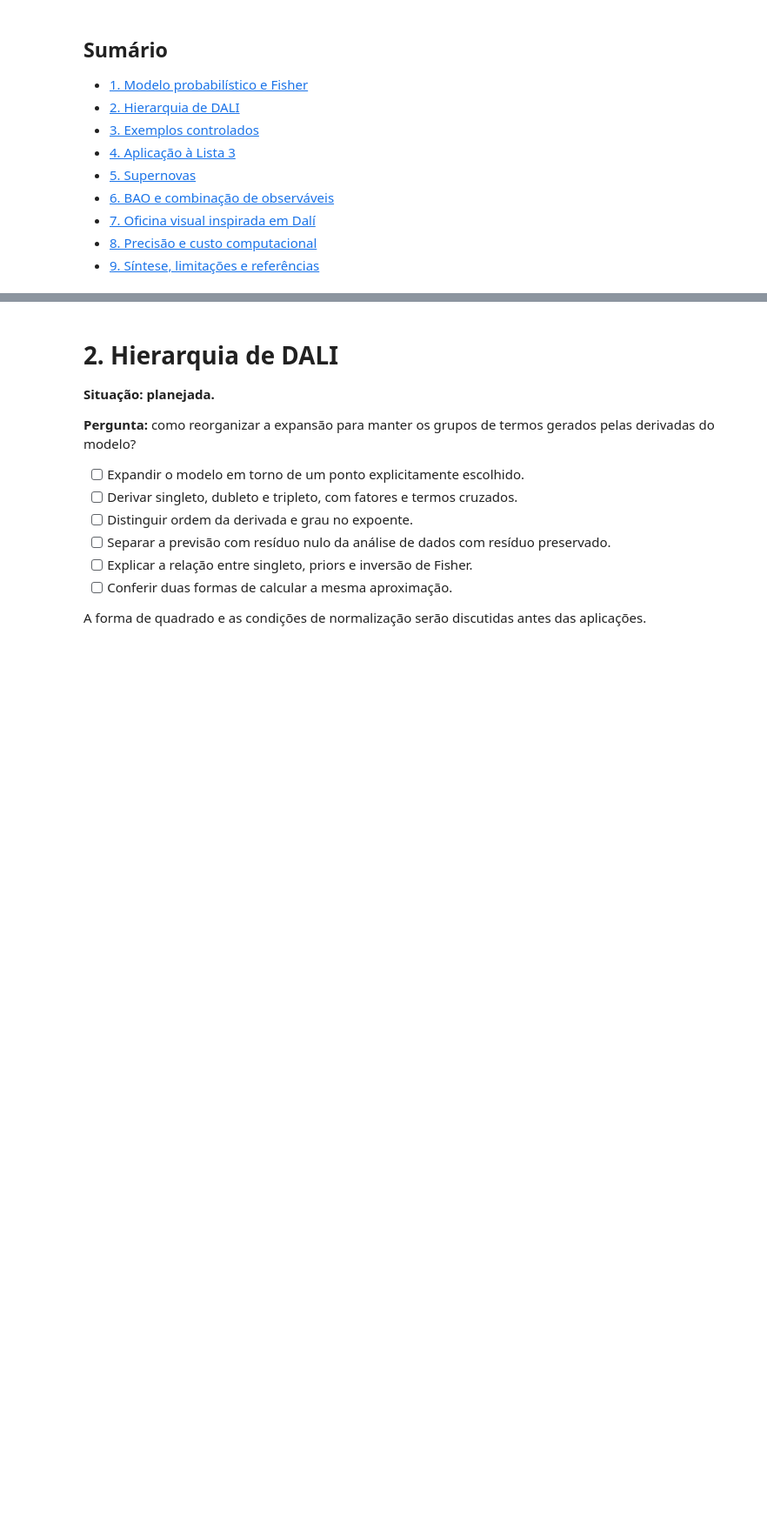
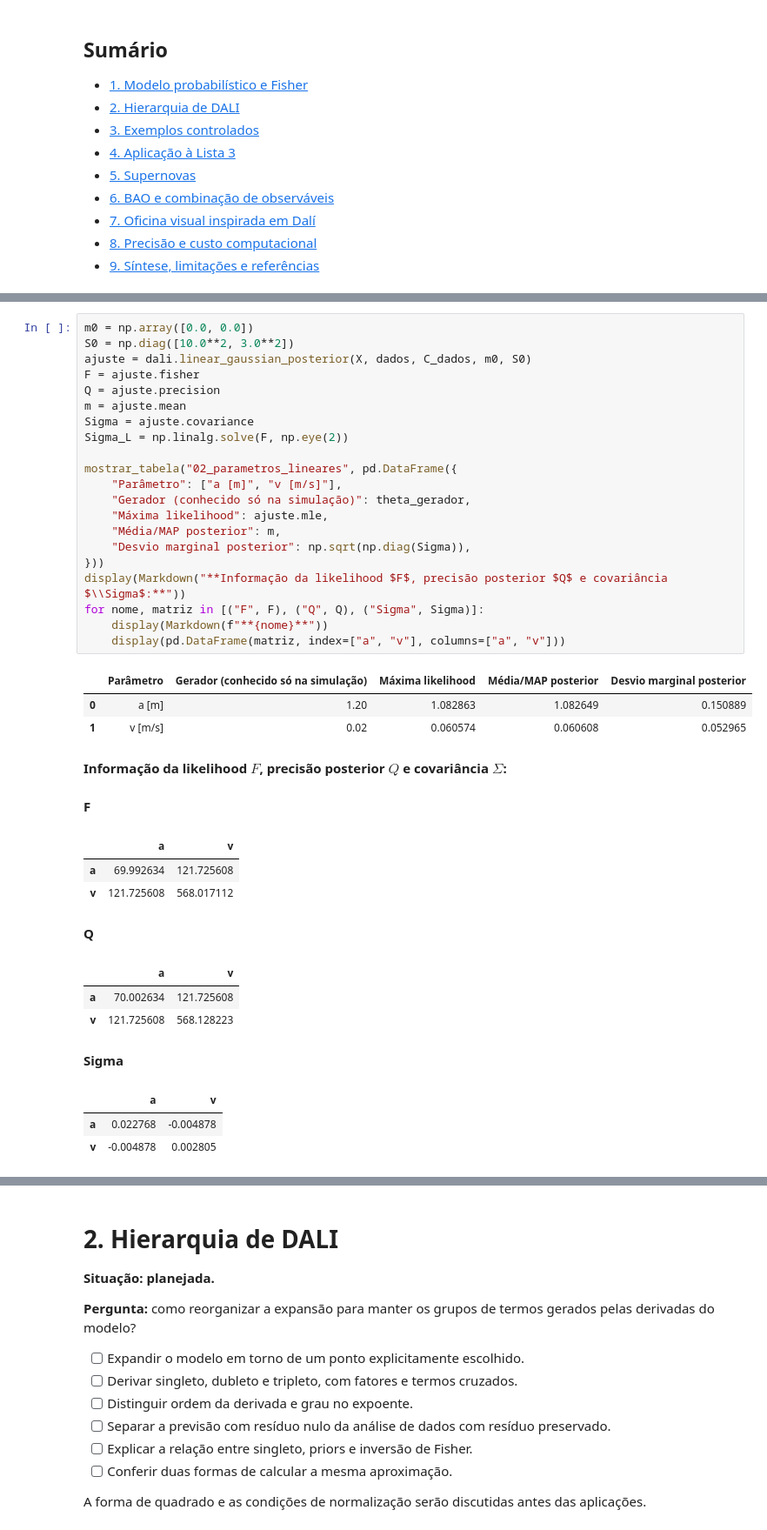
Before and after one commit to IgorStellet/Analise_Bayesiana, a Jupyter notebook: projeto/projeto_dali.ipynb, the cells around one changed output, grey strips where cells are left out. Shown at 87% size. Cells and saved outputs as stored; diff of their text form; blank space fills up the shorter version.

```diff
--- a/projeto/projeto_dali.ipynb
+++ b/projeto/projeto_dali.ipynb
@@ -85,0 +326,38 @@ Vamos construir um modelo de medição e definir $d$, $\theta$, $\mu(\theta)$, $
+# %%
+m0 = np.array([0.0, 0.0])
+S0 = np.diag([10.0**2, 3.0**2])
+ajuste = dali.linear_gaussian_posterior(X, dados, C_dados, m0, S0)
+F = ajuste.fisher
+Q = ajuste.precision
+m = ajuste.mean
+Sigma = ajuste.covariance
+Sigma_L = np.linalg.solve(F, np.eye(2))
+
+mostrar_tabela("02_parametros_lineares", pd.DataFrame({
+    "Parâmetro": ["a [m]", "v [m/s]"],
+    "Gerador (conhecido só na simulação)": theta_gerador,
+    "Máxima likelihood": ajuste.mle,
+    "Média/MAP posterior": m,
+    "Desvio marginal posterior": np.sqrt(np.diag(Sigma)),
+}))
+display(Markdown("**Informação da likelihood $F$, precisão posterior $Q$ e covariância $\\Sigma$:**"))
+for nome, matriz in [("F", F), ("Q", Q), ("Sigma", Sigma)]:
+    display(Markdown(f"**{nome}**"))
+    display(pd.DataFrame(matriz, index=["a", "v"], columns=["a", "v"]))
+# %% [output]
+|  | Parâmetro | Gerador (conhecido só na simulação) | Máxima likelihood | Média/MAP posterior | Desvio marginal posterior |
+| 0 | a [m] | 1.20 | 1.082863 | 1.082649 | 0.150889 |
+| 1 | v [m/s] | 0.02 | 0.060574 | 0.060608 | 0.052965 |
+**Informação da likelihood $F$, precisão posterior $Q$ e covariância $\Sigma$:**
+**F**
+|  | a | v |
+| a | 69.992634 | 121.725608 |
+| v | 121.725608 | 568.017112 |
+**Q**
+|  | a | v |
+| a | 70.002634 | 121.725608 |
+| v | 121.725608 | 568.128223 |
+**Sigma**
+|  | a | v |
+| a | 0.022768 | -0.004878 |
+| v | -0.004878 | 0.002805 |
```
Also changed, not shown: parts of 12 cells of this notebook, 6 other files.
